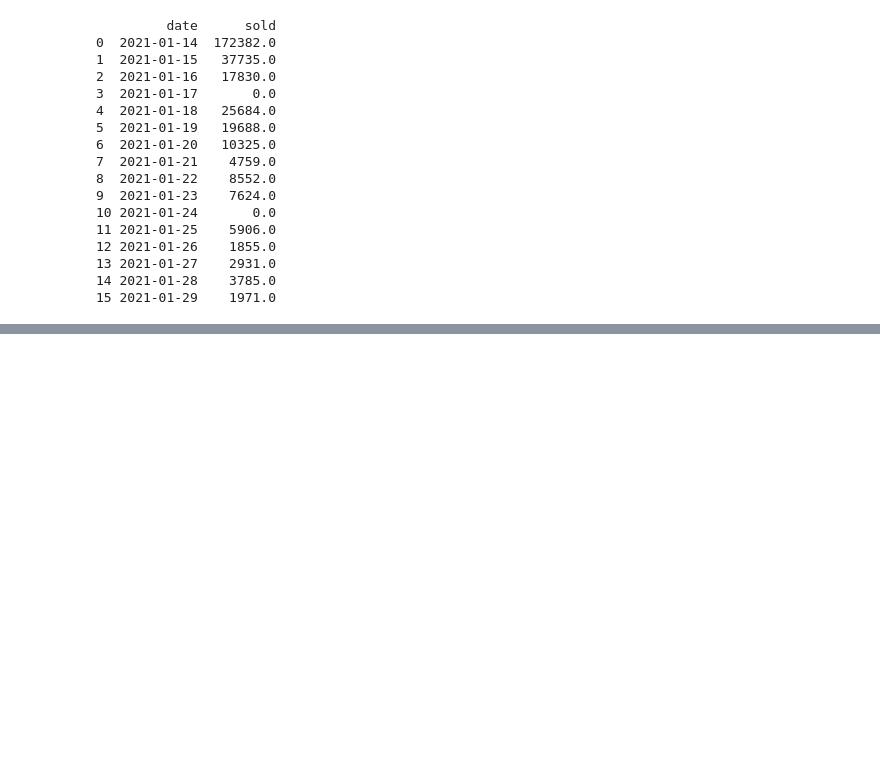
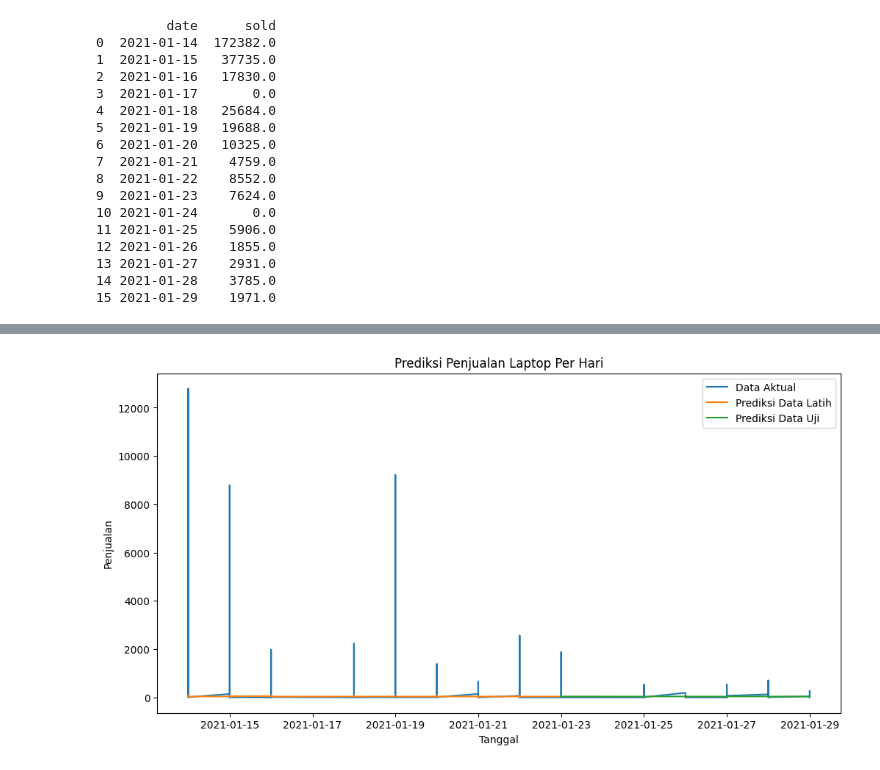
Before and after one commit to C4AnN/Models, a Jupyter notebook: Untitled.ipynb, the cells around one changed output, grey strips where cells are left out. Cells and saved outputs as stored; diff of their text form; code cells hidden in the pictures; blank space fills up the shorter version.

```diff
--- a/Untitled.ipynb
+++ b/Untitled.ipynb
@@ -386,0 +498,24 @@ print(df)
+# %%
+# Plotting hasil prediksi
+plt.figure(figsize=(12, 6))
+plt.plot(df['date'], scaler.inverse_transform(data), label='Data Aktual')
+
+# Plot hasil prediksi data latih
+train_predict_plot = np.empty_like(data)
+train_predict_plot[:, :] = np.nan
+train_predict_plot[time_step:len(train_predict) + time_step, :] = train_predict
+plt.plot(df['date'][time_step:len(train_predict) + time_step], train_predict_plot[time_step:len(train_predict) + time_step], label='Prediksi Data Latih')
+
+# Plot hasil prediksi data uji
+test_predict_plot = np.empty_like(data)
+test_predict_plot[:, :] = np.nan
+test_predict_plot[len(train_predict) + time_step:len(data), :] = test_predict
+plt.plot(df['date'][len(train_predict) + time_step:len(data)], test_predict_plot[len(train_predict) + time_step:len(data)], label='Prediksi Data Uji')
+
+plt.legend()
+plt.xlabel('Tanggal')
+plt.ylabel('Penjualan')
+plt.title('Prediksi Penjualan Laptop Per Hari')
+plt.show()
+# %% [output]
+[figure, added]
```
Also changed, not shown: parts of 1 cell of this notebook.
